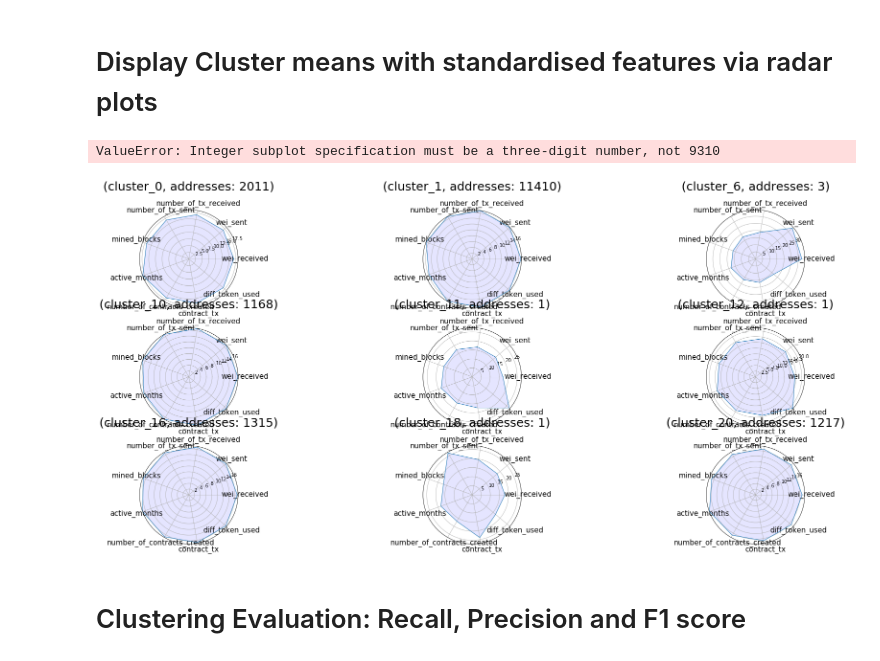
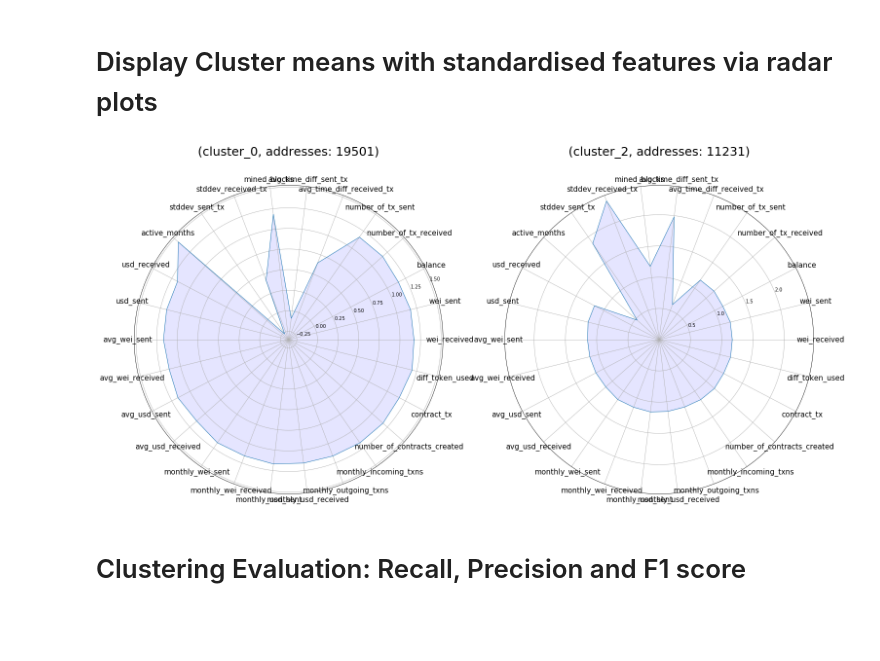
Before and after one commit to mgsgde/ethcluster, a Jupyter notebook: clusteranalysis.ipynb, the cells around one changed output. Drawn from its saved outputs; the diff is of its cells as text; code cells hidden in the pictures; blank space fills up the shorter version.

```diff
--- a/clusteranalysis.ipynb
+++ b/clusteranalysis.ipynb
@@ -52,18 +52,18 @@ class CLUSTER_METHOD(Enum):
 
 cluster_method = CLUSTER_METHOD.KMEANS.value
 # %%
-number_of_addresses = 40000
+number_of_addresses = 100000
 
 # format: yyyy-mm-dd
-observation_period_start = "2019-09-01 00:00:00+00"
-observation_period_end = "2020-02-01 00:00:00+00"
+observation_period_start = "2019-01-01 00:00:00+00"
+observation_period_end = "2020-01-01 00:00:00+00"
 
 class ADDRESS_SELECTION(Enum):
     RANDOM = 1 # selects random features.index, that have been active within the observation period.
     RICHEST = 2 # selects the accounts that have the most ether # not yet implemented
     HIGHEST_TURNOVER = 3 # selects the accounts that have the most ether received + sent
 
-address_selection = ADDRESS_SELECTION.HIGHEST_TURNOVER.value
+address_selection = ADDRESS_SELECTION.RICHEST.value
 
 # max USD amount to spent for executing sql queries
 max_bigquery_costs_usd = 2
@@ -136,4 +134,6 @@ else:
     features = pd.DataFrame(file_content_json)
 
     print("Time to retrieve data from local cache: {} Seconds.".format(elapsed))
+
+features = features.dropna()
 # %% [output]
@@ -601,47 +601,47 @@ else:
 # ax.set_xticklabels([])
 # ylabel = ax.set_ylabel("Size of\nCluster", fontsize="xx-large", rotation=0, labelpad=60)
 # %%
-from math import pi
+import math
+
 N = len(feature_means.columns)
 
 values = {}
 feature_std_means = pd.DataFrame(columns=features.columns[:-1])
 
 for label in labels:
     features_in_cluster = features_std[features["label"] == label]
     feature_means_tmp = features_in_cluster.mean()
     feature_means_tmp.name = 'cluster_{}'.format(label)
     feature_std_means = feature_std_means.append(feature_means_tmp)
 
 # make all values positive, otherwise bigger values are displayed as if they were smaller
 feature_std_means_positive = feature_std_means + feature_std_means.max().max()
 
 for i,v in feature_std_means.iterrows():
     tmp_values = feature_std_means_positive.loc[i].values.tolist()
     tmp_values += tmp_values[:1]
     values[i] = tmp_values
 
-angles = [n / float(N) * 2 * pi for n in range(N)]
+angles = [n / float(N) * 2 * math.pi for n in range(N)]
 angles += angles[:1]
 
-fig = plt.figure(figsize=(30,40))
+fig = plt.figure(figsize=(25,195))
 
-i = 1
+i = 0
 
 for cluster_name, cluster_values in values.items():
-    position = int("".join([str(93), str(i)]))
+#     position = int("".join([str(93), str(i)]))
     i += 1
-    axis = plt.subplot(position, polar=True)
+    axis = plt.subplot(math.ceil(len(values)/2), 2, i, polar=True)
     plt.sca(axis)
 
     plt.xticks(angles[:-1], features.columns, size=15)
 
     axis.plot(angles, cluster_values, linewidth=1, linestyle='solid')
     axis.fill(angles, cluster_values, 'b', alpha=0.1)
     axis.set_title("({}, addresses: {})".format(cluster_name, clusters[cluster_name]["number_of_addresses"]), color = "black", size=25, loc="center", pad=30)
 # %% [output]
-ValueError: Integer subplot specification must be a three-digit number, not 9310
-[figure, old version]
+[figure, new version]
 # %%
 # from math import pi
 
```
Also changed, not shown: parts of 17 cells of this notebook, 1 other file.
